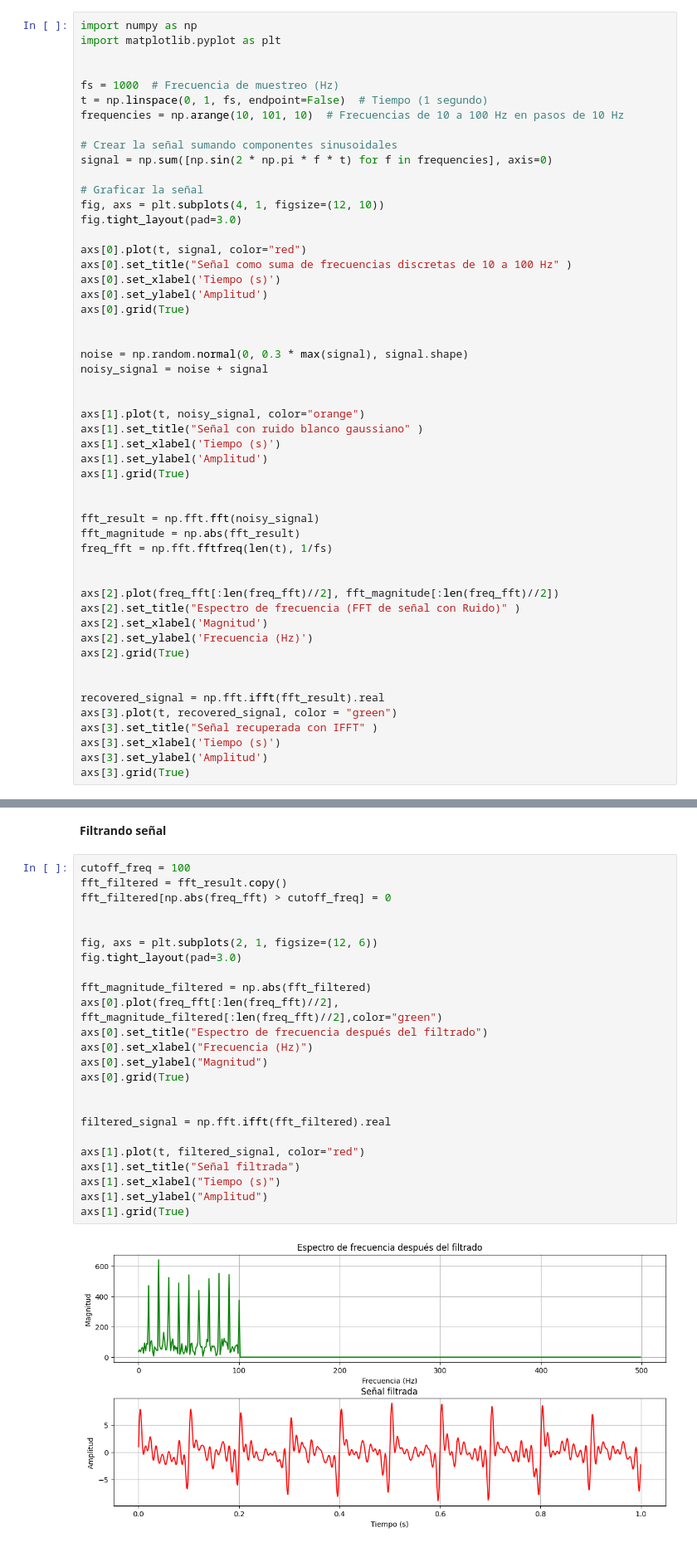
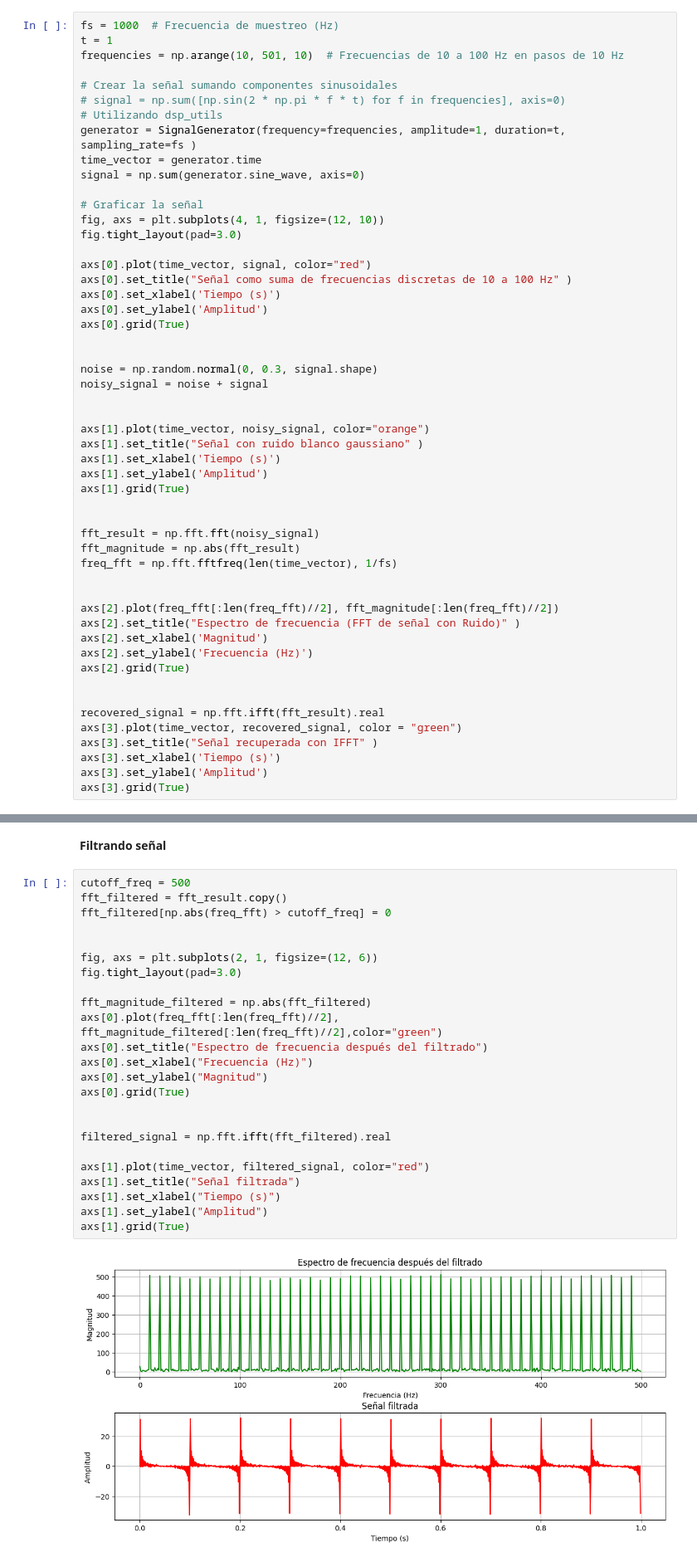
Before and after one commit to JuanDanielGonzalez4/PDS_2024-2, a Jupyter notebook: Ejercicio_2_PDS.ipynb, the cells around one changed output, grey strips where cells are left out. Shown at 83% size. Cells and saved outputs as stored; diff of their text form.

Commit message:
Add multiband equalizer
Generate signal using dsp_utils and add multiband equalizer

```diff
--- a/Ejercicio_2_PDS.ipynb
+++ b/Ejercicio_2_PDS.ipynb
@@ -3,31 +30,31 @@
 # %%
-import numpy as np
-import matplotlib.pyplot as plt
-
-
 fs = 1000  # Frecuencia de muestreo (Hz)
-t = np.linspace(0, 1, fs, endpoint=False)  # Tiempo (1 segundo)
-frequencies = np.arange(10, 101, 10)  # Frecuencias de 10 a 100 Hz en pasos de 10 Hz
+t = 1
+frequencies = np.arange(10, 501, 10)  # Frecuencias de 10 a 100 Hz en pasos de 10 Hz
 
 # Crear la señal sumando componentes sinusoidales
-signal = np.sum([np.sin(2 * np.pi * f * t) for f in frequencies], axis=0)
+# signal = np.sum([np.sin(2 * np.pi * f * t) for f in frequencies], axis=0)
+# Utilizando dsp_utils
+generator = SignalGenerator(frequency=frequencies, amplitude=1, duration=t, sampling_rate=fs )
+time_vector = generator.time
+signal = np.sum(generator.sine_wave, axis=0)
 
 # Graficar la señal
 fig, axs = plt.subplots(4, 1, figsize=(12, 10))
 fig.tight_layout(pad=3.0)
 
-axs[0].plot(t, signal, color="red")
+axs[0].plot(time_vector, signal, color="red")
 axs[0].set_title("Señal como suma de frecuencias discretas de 10 a 100 Hz" )
 axs[0].set_xlabel('Tiempo (s)')
 axs[0].set_ylabel('Amplitud')
 axs[0].grid(True)
 
 
-noise = np.random.normal(0, 0.3 * max(signal), signal.shape)
+noise = np.random.normal(0, 0.3, signal.shape)
 noisy_signal = noise + signal
 
 
-axs[1].plot(t, noisy_signal, color="orange")
+axs[1].plot(time_vector, noisy_signal, color="orange")
 axs[1].set_title("Señal con ruido blanco gaussiano" )
 axs[1].set_xlabel('Tiempo (s)')
 axs[1].set_ylabel('Amplitud')
@@ -36,7 +63,7 @@ axs[1].grid(True)
 
 fft_result = np.fft.fft(noisy_signal)
 fft_magnitude = np.abs(fft_result)
-freq_fft = np.fft.fftfreq(len(t), 1/fs)
+freq_fft = np.fft.fftfreq(len(time_vector), 1/fs)
 
 
 axs[2].plot(freq_fft[:len(freq_fft)//2], fft_magnitude[:len(freq_fft)//2])
@@ -47,7 +74,7 @@ axs[2].grid(True)
 
 
 recovered_signal = np.fft.ifft(fft_result).real
-axs[3].plot(t, recovered_signal, color = "green")
+axs[3].plot(time_vector, recovered_signal, color = "green")
 axs[3].set_title("Señal recuperada con IFFT" )
 axs[3].set_xlabel('Tiempo (s)')
 axs[3].set_ylabel('Amplitud')
@@ -57,28 +84,28 @@ axs[3].grid(True)
 # %% [markdown]
 **Filtrando señal**
 # %%
-cutoff_freq = 100
+cutoff_freq = 500
 fft_filtered = fft_result.copy()
 fft_filtered[np.abs(freq_fft) > cutoff_freq] = 0
 
 
 fig, axs = plt.subplots(2, 1, figsize=(12, 6))
 fig.tight_layout(pad=3.0)
 
 fft_magnitude_filtered = np.abs(fft_filtered)
 axs[0].plot(freq_fft[:len(freq_fft)//2], fft_magnitude_filtered[:len(freq_fft)//2],color="green")
 axs[0].set_title("Espectro de frecuencia después del filtrado")
 axs[0].set_xlabel("Frecuencia (Hz)")
 axs[0].set_ylabel("Magnitud")
 axs[0].grid(True)
 
 
 filtered_signal = np.fft.ifft(fft_filtered).real
 
-axs[1].plot(t, filtered_signal, color="red")
+axs[1].plot(time_vector, filtered_signal, color="red")
 axs[1].set_title("Señal filtrada")
 axs[1].set_xlabel("Tiempo (s)")
 axs[1].set_ylabel("Amplitud")
 axs[1].grid(True)
 # %% [output]
-[figure, old version]
+[figure, new version]
```
Also changed, not shown: parts of 6 cells of this notebook.
